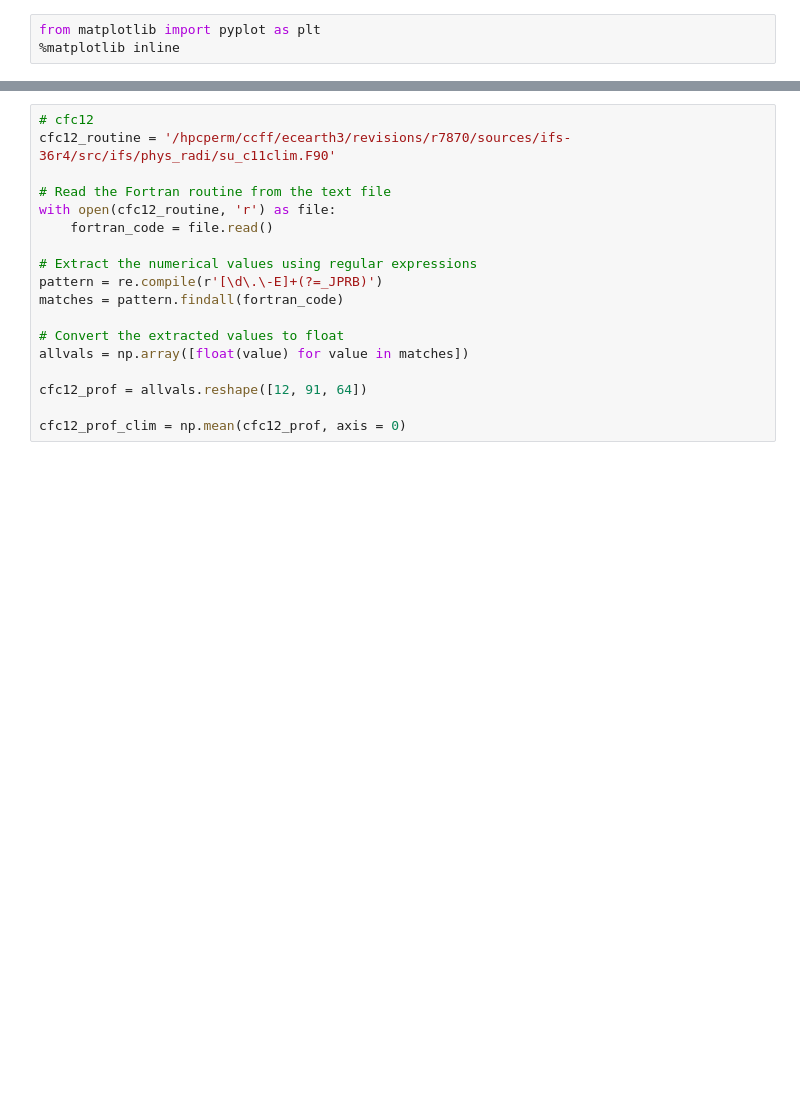
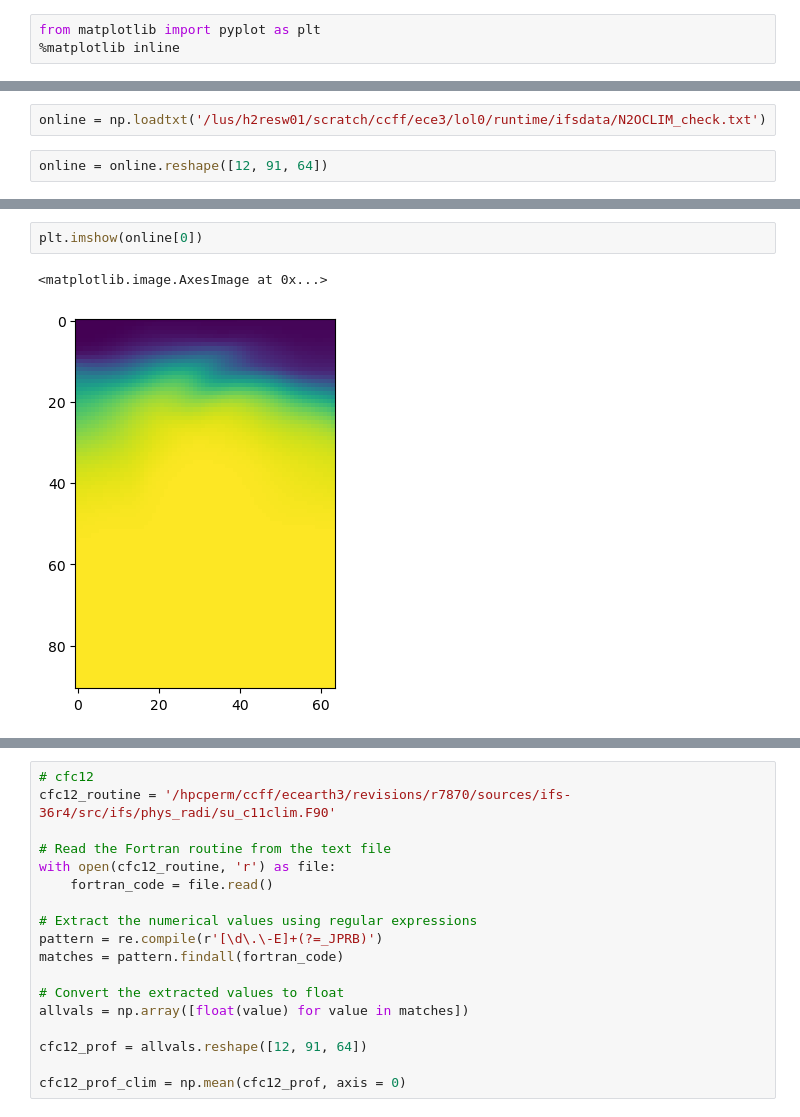
Before and after one commit to fedef17/FScripts, a Jupyter notebook: lolipop_plot_ghgprof.ipynb, the cells around one changed output, grey strips where cells are left out. Saved outputs shown, nothing was run; the diff lists cells and outputs as text; blank space fills up the shorter version.

```diff
--- a/lolipop_plot_ghgprof.ipynb
+++ b/lolipop_plot_ghgprof.ipynb
@@ -110,0 +151,4 @@ Text(0, 0.5, 'Height (km)')
+# %%
+online = np.loadtxt('/lus/h2resw01/scratch/ccff/ece3/lol0/runtime/ifsdata/N2OCLIM_check.txt')
+# %%
+online = online.reshape([12, 91, 64])
@@ -110,0 +179,5 @@ Text(0, 0.5, 'Height (km)')
+# %%
+plt.imshow(online[0])
+# %% [output]
+<matplotlib.image.AxesImage at 0x...>
+[figure, added]
```
Also changed, not shown: parts of 95 cells of this notebook.
